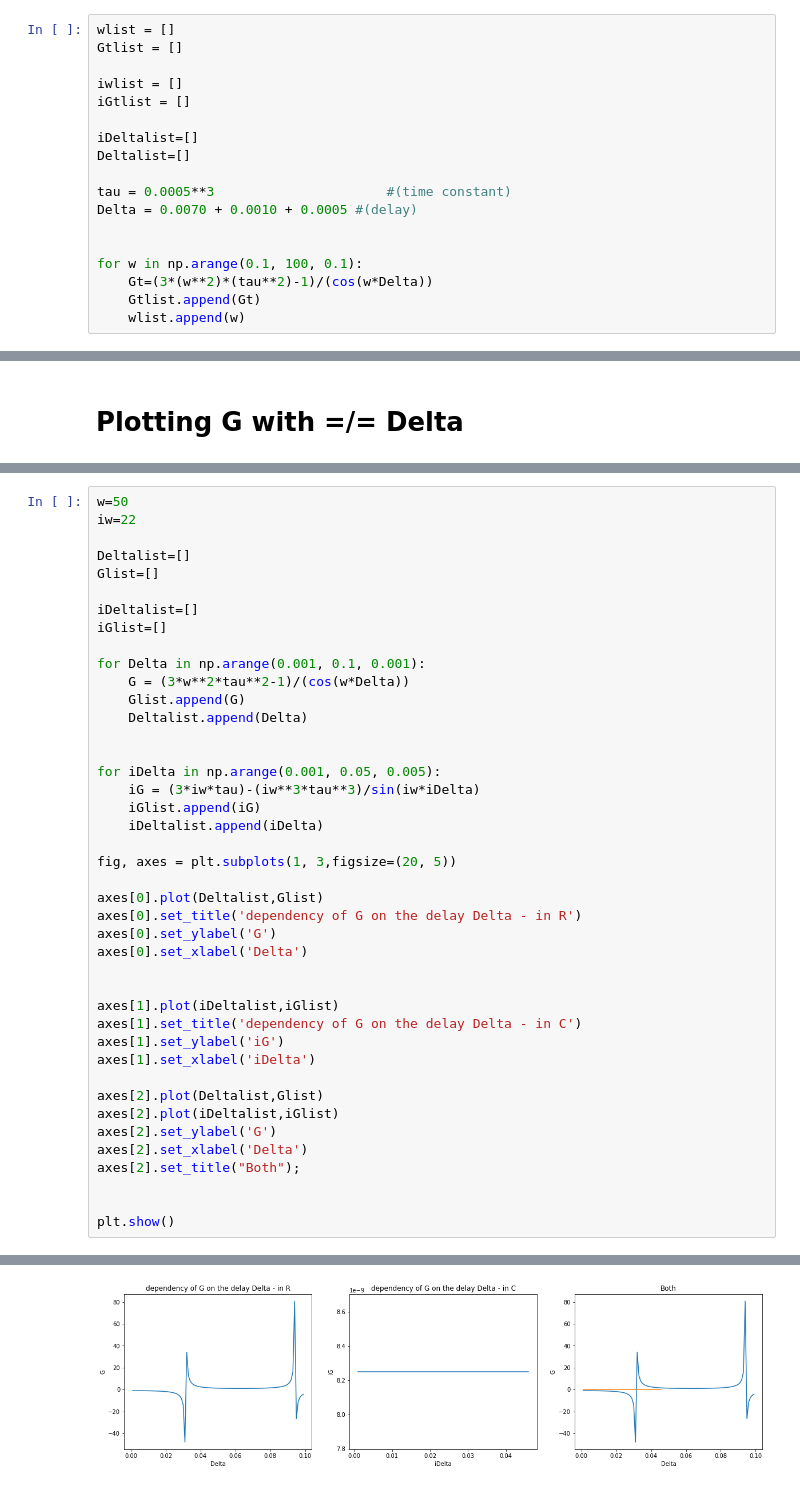
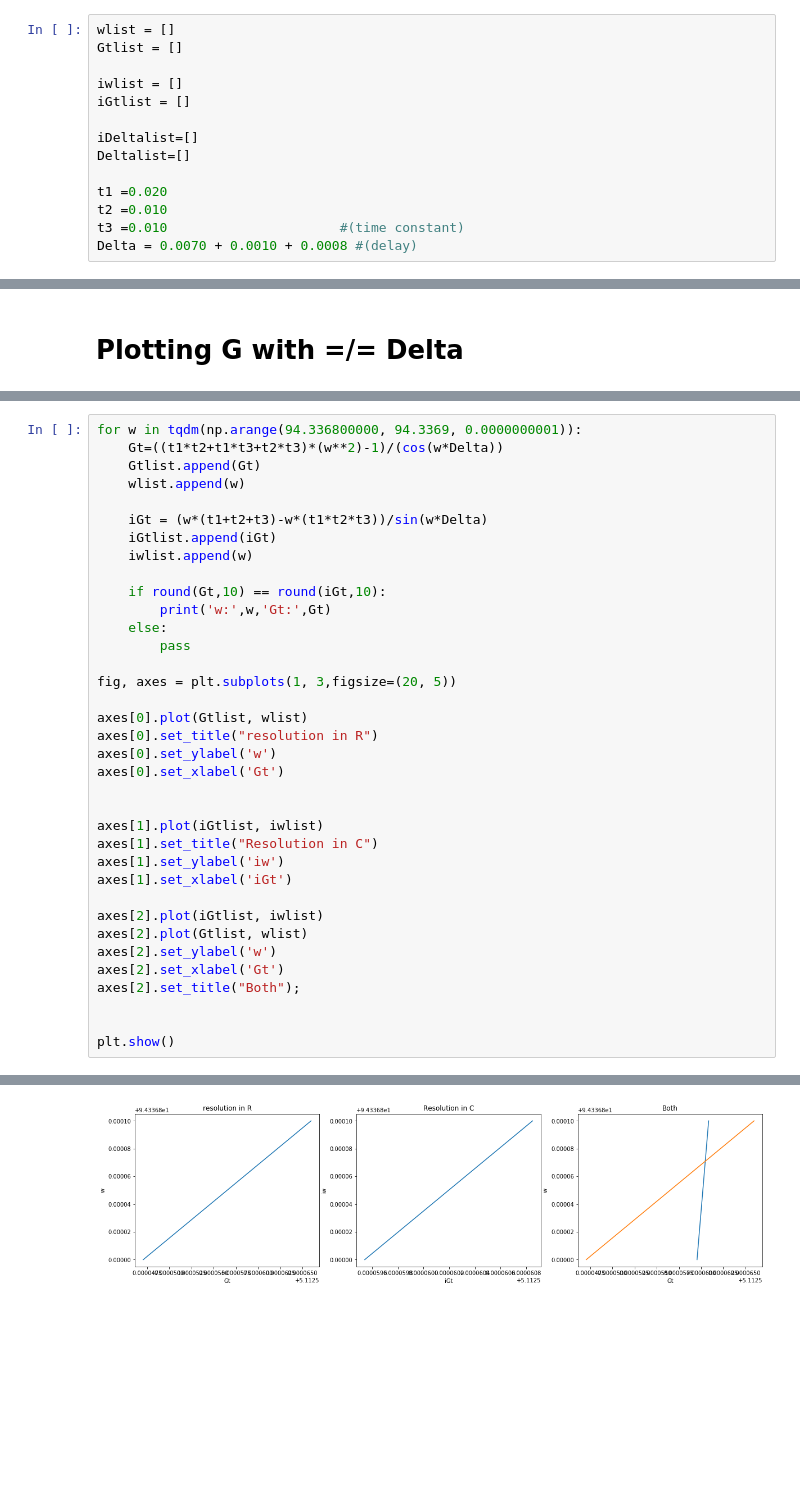
Before and after one commit to YacineOb/BasalGangliaModel2017, a Jupyter notebook: Diagram MsnGpFsi.ipynb, the cells around one changed output, grey strips where cells are left out. Drawn from its saved outputs; the diff is of its cells as text; blank space fills up the shorter version.

```diff
--- a/Diagram MsnGpFsi.ipynb
+++ b/Diagram MsnGpFsi.ipynb
@@ -37,11 +16,7 @@ iGtlist = []
 iDeltalist=[]
 Deltalist=[]
 
-tau = 0.0005**3                      #(time constant)
-Delta = 0.0070 + 0.0010 + 0.0005 #(delay)
-
-
-for w in np.arange(0.1, 100, 0.1):
-    Gt=(3*(w**2)*(tau**2)-1)/(cos(w*Delta))
-    Gtlist.append(Gt)
-    wlist.append(w)
+t1 =0.020
+t2 =0.010
+t3 =0.010                      #(time constant)
+Delta = 0.0070 + 0.0010 + 0.0008 #(delay)
@@ -139,41 +25,35 @@ plt.show()
 # %%
-w=50
-iw=22
+for w in tqdm(np.arange(94.336800000, 94.3369, 0.0000000001)):
+    Gt=((t1*t2+t1*t3+t2*t3)*(w**2)-1)/(cos(w*Delta))
+    Gtlist.append(Gt)
+    wlist.append(w)
 
-Deltalist=[]
-Glist=[]
+    iGt = (w*(t1+t2+t3)-w*(t1*t2*t3))/sin(w*Delta)
+    iGtlist.append(iGt)
+    iwlist.append(w)
 
-iDeltalist=[]
-iGlist=[]
-
-for Delta in np.arange(0.001, 0.1, 0.001):
-    G = (3*w**2*tau**2-1)/(cos(w*Delta))
-    Glist.append(G)
-    Deltalist.append(Delta)
-
-
-for iDelta in np.arange(0.001, 0.05, 0.005):
-    iG = (3*iw*tau)-(iw**3*tau**3)/sin(iw*iDelta)
-    iGlist.append(iG)
-    iDeltalist.append(iDelta)
+    if round(Gt,10) == round(iGt,10):
+        print('w:',w,'Gt:',Gt)
+    else:
+        pass
 
 fig, axes = plt.subplots(1, 3,figsize=(20, 5))
 
-axes[0].plot(Deltalist,Glist)
-axes[0].set_title('dependency of G on the delay Delta - in R')
-axes[0].set_ylabel('G')
-axes[0].set_xlabel('Delta')
+axes[0].plot(Gtlist, wlist)
+axes[0].set_title("resolution in R")
+axes[0].set_ylabel('w')
+axes[0].set_xlabel('Gt')
 
 
-axes[1].plot(iDeltalist,iGlist)
-axes[1].set_title('dependency of G on the delay Delta - in C')
-axes[1].set_ylabel('iG')
-axes[1].set_xlabel('iDelta')
+axes[1].plot(iGtlist, iwlist)
+axes[1].set_title("Resolution in C")
+axes[1].set_ylabel('iw')
+axes[1].set_xlabel('iGt')
 
-axes[2].plot(Deltalist,Glist)
-axes[2].plot(iDeltalist,iGlist)
-axes[2].set_ylabel('G')
-axes[2].set_xlabel('Delta')
+axes[2].plot(iGtlist, iwlist)
+axes[2].plot(Gtlist, wlist)
+axes[2].set_ylabel('w')
+axes[2].set_xlabel('Gt')
 axes[2].set_title("Both");
 
 
@@ -182 +67 @@ plt.show()
-[figure, old version]
+[figure, new version]
```
Also changed, not shown: parts of 16 cells of this notebook, 2 other files.
